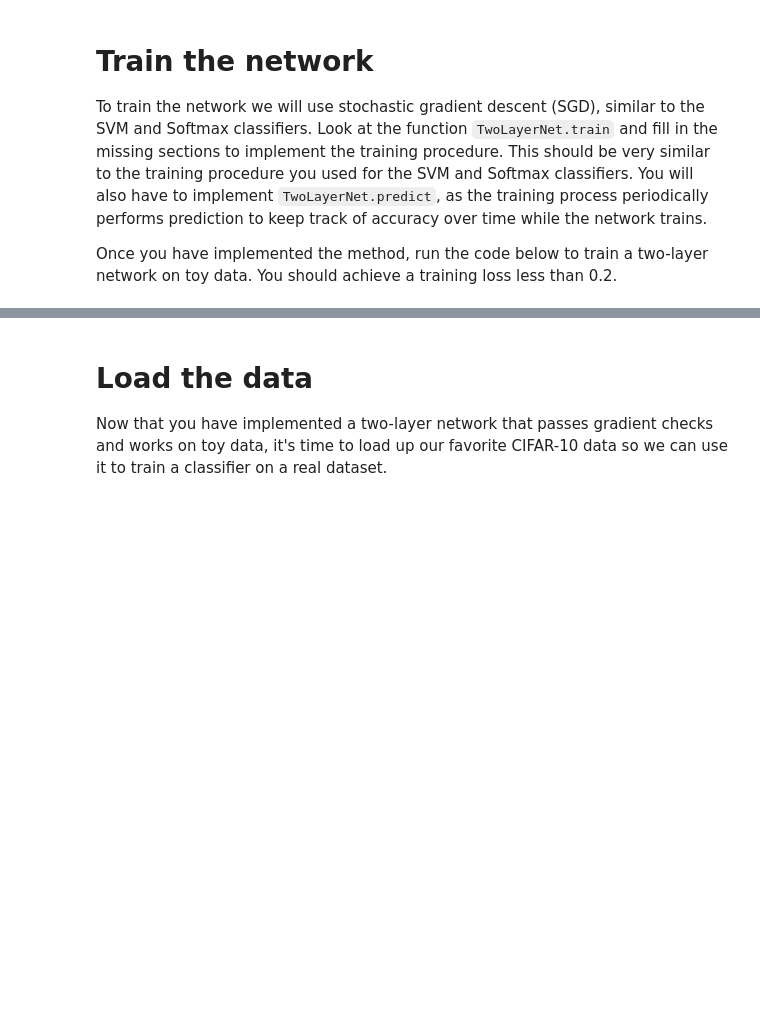
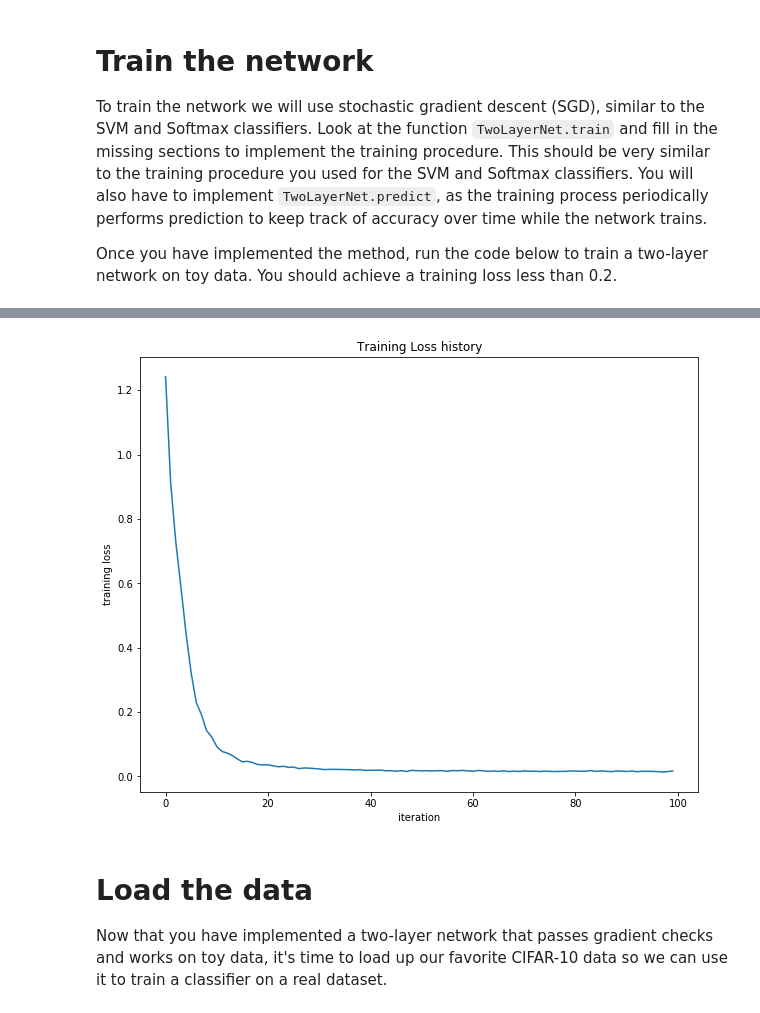
Before and after one commit to vsuthichai/cs231n, a Jupyter notebook: assignment1/two_layer_net.ipynb, the cells around one changed output, grey strips where cells are left out. Drawn from its saved outputs; the diff is of its cells as text; code cells hidden in the pictures; blank space fills up the shorter version.

```diff
--- a/assignment1/two_layer_net.ipynb
+++ b/assignment1/two_layer_net.ipynb
@@ -131,7 +131,7 @@ Once you have implemented the method, run the code below to train a two-layer ne
 net = init_toy_model()
 stats = net.train(X, y, X, y,
             learning_rate=1e-1, reg=5e-6,
-            num_iters=100, verbose=False)
+            num_iters=100, verbose=True)
 
 print('Final training loss: ', stats['loss_history'][-1])
 
@@ -141,3 +141,4 @@ plt.xlabel('iteration')
 plt.ylabel('training loss')
 plt.title('Training Loss history')
 plt.show()
+# %% [output]
@@ -144,3 +147,4 @@ plt.show()
+[figure, added]
 # %% [markdown]
 # Load the data
 Now that you have implemented a two-layer network that passes gradient checks and works on toy data, it's time to load up our favorite CIFAR-10 data so we can use it to train a classifier on a real dataset.
```
Also changed, not shown: parts of 9 cells of this notebook, 1 other file.
